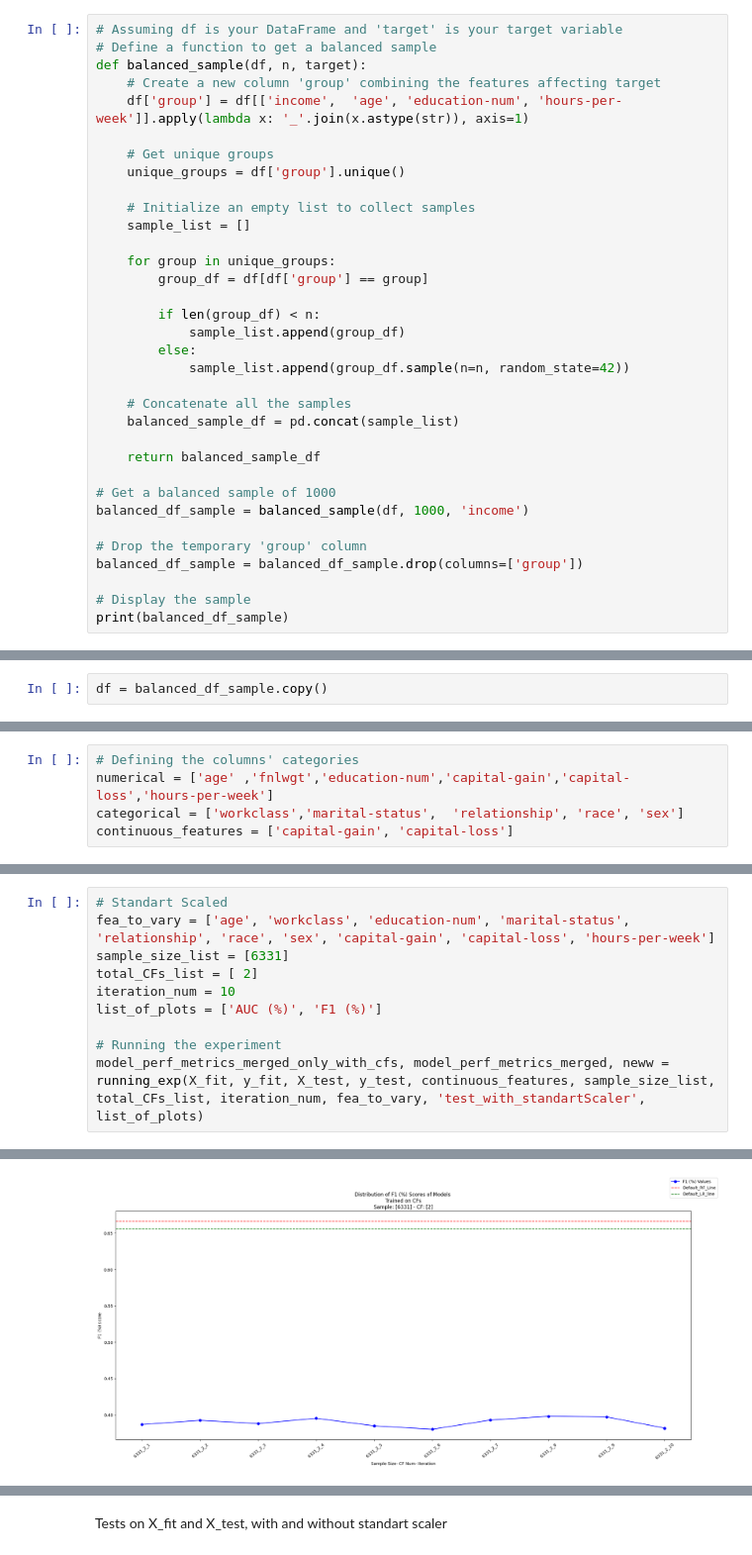
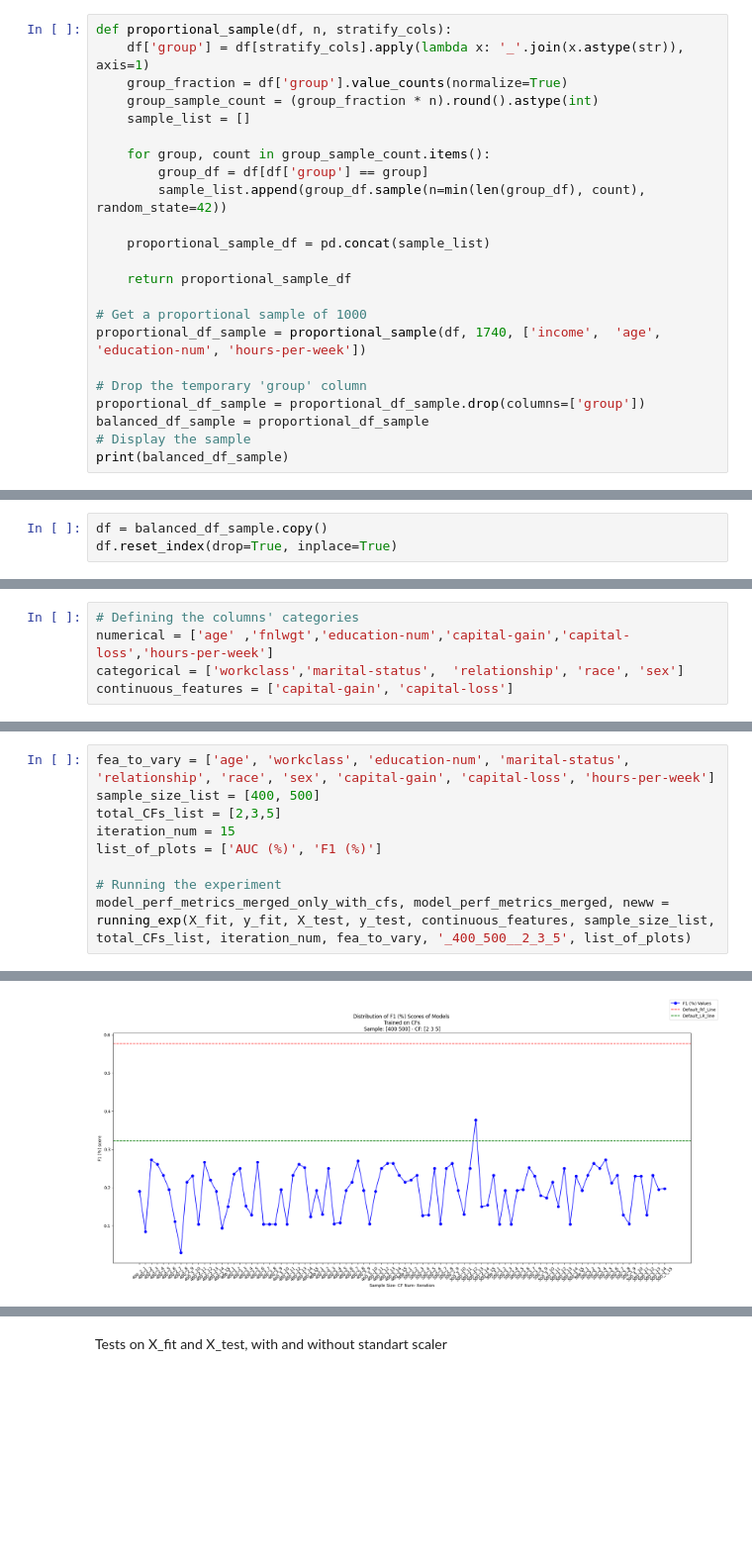
Before and after one commit to dideuzun/Thesis_Project, a Jupyter notebook: Adult Income with the sample of 1k/1k Adult Income Notebook.ipynb, the cells around one changed output, grey strips where cells are left out. Shown at 99% size. Saved outputs shown, nothing was run; the diff lists cells and outputs as text; blank space fills up the shorter version.

```diff
--- a/Adult Income with the sample of 1k/1k Adult Income Notebook.ipynb
+++ b/Adult Income with the sample of 1k/1k Adult Income Notebook.ipynb
@@ -226,34 +278,23 @@ plt.show()
 # %%
-# Assuming df is your DataFrame and 'target' is your target variable
-# Define a function to get a balanced sample
-def balanced_sample(df, n, target):
-    # Create a new column 'group' combining the features affecting target
-    df['group'] = df[['income',  'age', 'education-num', 'hours-per-week']].apply(lambda x: '_'.join(x.astype(str)), axis=1)
-
-    # Get unique groups
-    unique_groups = df['group'].unique()
-
-    # Initialize an empty list to collect samples
+def proportional_sample(df, n, stratify_cols):
+    df['group'] = df[stratify_cols].apply(lambda x: '_'.join(x.astype(str)), axis=1)
+    group_fraction = df['group'].value_counts(normalize=True)
+    group_sample_count = (group_fraction * n).round().astype(int)
     sample_list = []
 
-    for group in unique_groups:
+    for group, count in group_sample_count.items():
         group_df = df[df['group'] == group]
+        sample_list.append(group_df.sample(n=min(len(group_df), count), random_state=42))
 
-        if len(group_df) < n:
-            sample_list.append(group_df)
-        else:
-            sample_list.append(group_df.sample(n=n, random_state=42))
+    proportional_sample_df = pd.concat(sample_list)
 
-    # Concatenate all the samples
-    balanced_sample_df = pd.concat(sample_list)
+    return proportional_sample_df
 
-    return balanced_sample_df
-
-# Get a balanced sample of 1000
-balanced_df_sample = balanced_sample(df, 1000, 'income')
+# Get a proportional sample of 1000
+proportional_df_sample = proportional_sample(df, 1740, ['income',  'age', 'education-num', 'hours-per-week'])
 
 # Drop the temporary 'group' column
-balanced_df_sample = balanced_df_sample.drop(columns=['group'])
-
+proportional_df_sample = proportional_df_sample.drop(columns=['group'])
+balanced_df_sample = proportional_df_sample
 # Display the sample
 print(balanced_df_sample)
@@ -374,5 +387,6 @@ memory usage: 5.0+ MB
 # %%
 df = balanced_df_sample.copy()
+df.reset_index(drop=True, inplace=True)
 # %%
 # Creating X and y sets.income is the target variable and native country dropped because it has 41 unique values and occupation is very similar too workclass.
 X = df.drop(['income', 'native-country', 'occupation'], axis=1)
@@ -975,11 +988,10 @@ model_perf_metrics_merged_only_with_cfs, model_perf_metrics_merged, neww = runni
 # %%
-# Standart Scaled
 fea_to_vary = ['age', 'workclass', 'education-num', 'marital-status', 'relationship', 'race', 'sex', 'capital-gain', 'capital-loss', 'hours-per-week']
-sample_size_list = [6331]
-total_CFs_list = [ 2]
-iteration_num = 10
+sample_size_list = [400, 500]
+total_CFs_list = [2,3,5]
+iteration_num = 15
 list_of_plots = ['AUC (%)', 'F1 (%)']
 
 # Running the experiment
-model_perf_metrics_merged_only_with_cfs, model_perf_metrics_merged, neww = running_exp(X_fit, y_fit, X_test, y_test, continuous_features, sample_size_list, total_CFs_list, iteration_num, fea_to_vary, 'test_with_standartScaler', list_of_plots)
+model_perf_metrics_merged_only_with_cfs, model_perf_metrics_merged, neww = running_exp(X_fit, y_fit, X_test, y_test, continuous_features, sample_size_list, total_CFs_list, iteration_num, fea_to_vary, '_400_500__2_3_5', list_of_plots)
 # %% [output]
@@ -991 +1003 @@ model_perf_metrics_merged_only_with_cfs, model_perf_metrics_merged, neww = runni
-[figure, old version]
+[figure, new version]
```
Also changed, not shown: parts of 11 cells of this notebook, 5 other files.
